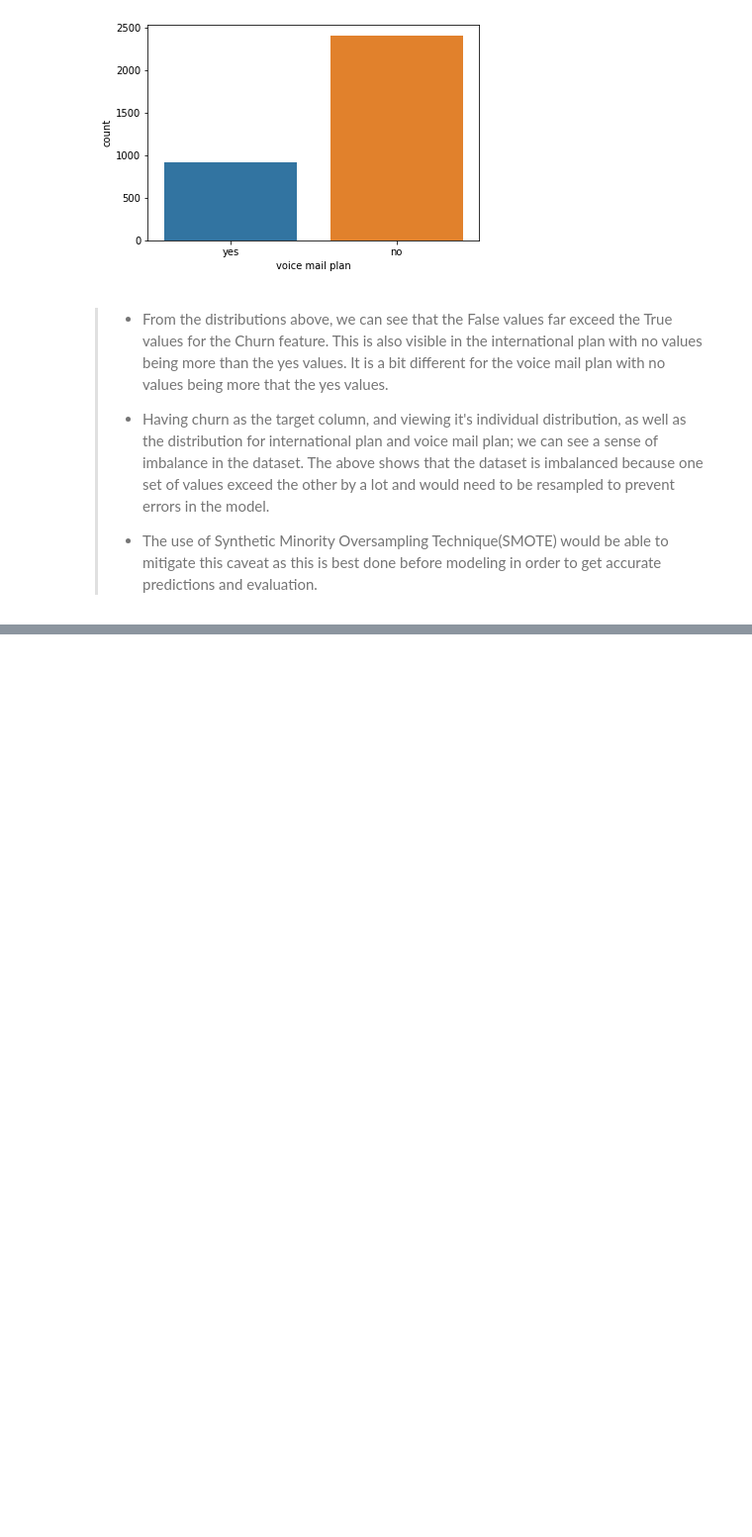
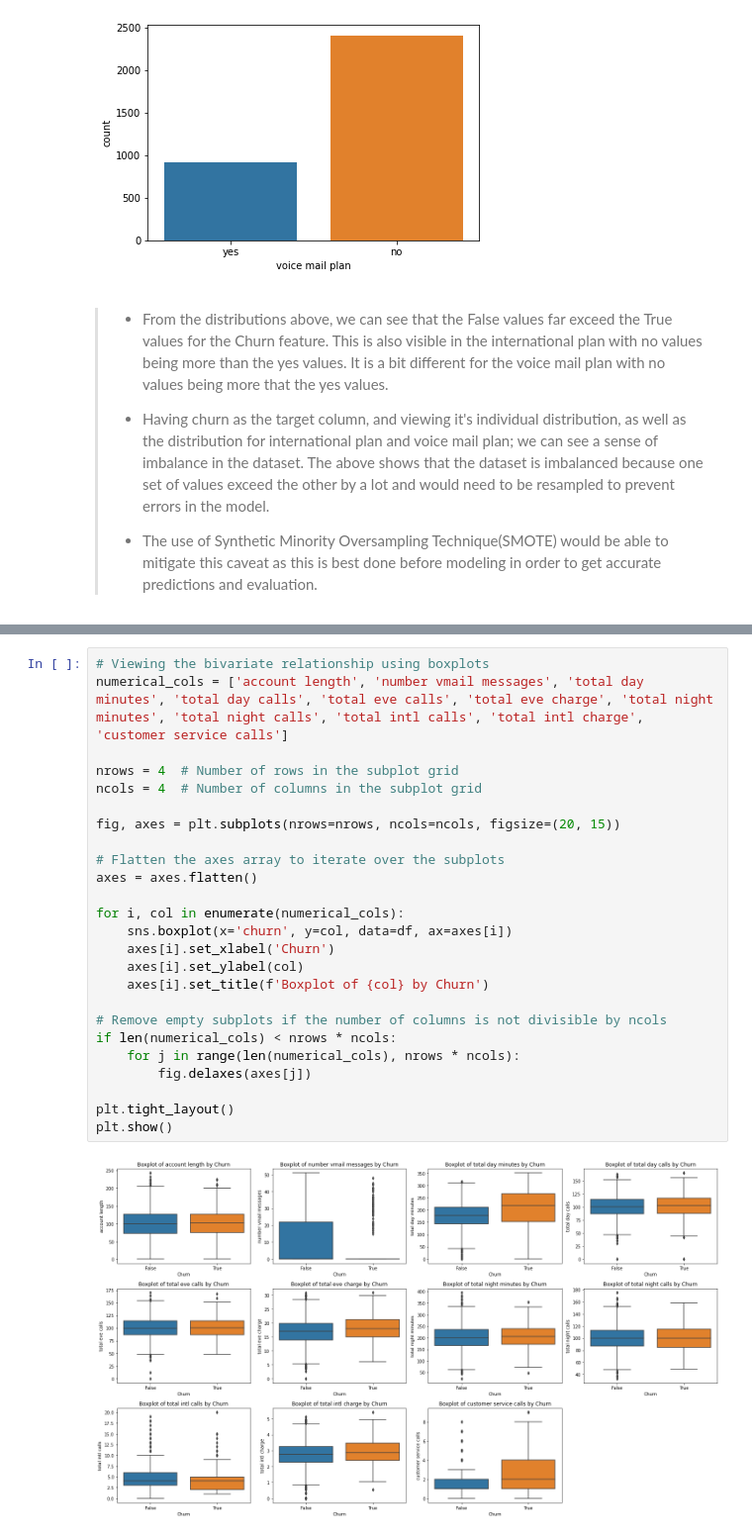
Before and after one commit to paulngatia/CHURN-ANALYSIS, a Jupyter notebook: notebook.ipynb, the cells around one changed output, grey strips where cells are left out. Shown at 99% size. Drawn from its saved outputs; the diff is of its cells as text; blank space fills up the shorter version.

```diff
--- a/notebook.ipynb
+++ b/notebook.ipynb
@@ -238,0 +296,27 @@ plt.show()
+# %%
+# Viewing the bivariate relationship using boxplots
+numerical_cols = ['account length', 'number vmail messages', 'total day minutes', 'total day calls', 'total eve calls', 'total eve charge', 'total night minutes', 'total night calls', 'total intl calls', 'total intl charge', 'customer service calls']
+
+nrows = 4  # Number of rows in the subplot grid
+ncols = 4  # Number of columns in the subplot grid
+
+fig, axes = plt.subplots(nrows=nrows, ncols=ncols, figsize=(20, 15))
+
+# Flatten the axes array to iterate over the subplots
+axes = axes.flatten()
+
+for i, col in enumerate(numerical_cols):
+    sns.boxplot(x='churn', y=col, data=df, ax=axes[i])
+    axes[i].set_xlabel('Churn')
+    axes[i].set_ylabel(col)
+    axes[i].set_title(f'Boxplot of {col} by Churn')
+
+# Remove empty subplots if the number of columns is not divisible by ncols
+if len(numerical_cols) < nrows * ncols:
+    for j in range(len(numerical_cols), nrows * ncols):
+        fig.delaxes(axes[j])
+
+plt.tight_layout()
+plt.show()
+# %% [output]
+[figure, added]
```
Also changed, not shown: parts of 47 cells of this notebook.
